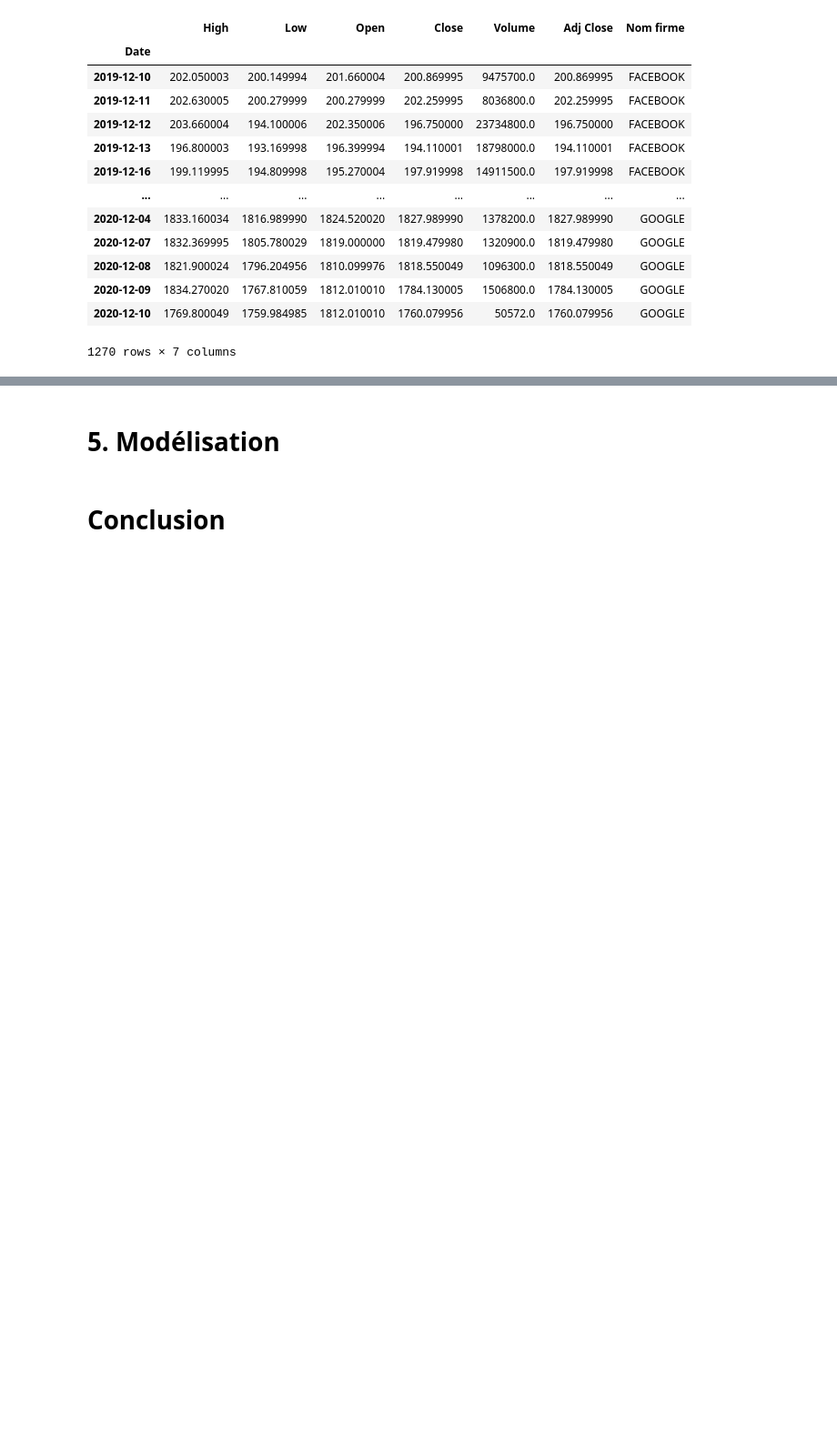
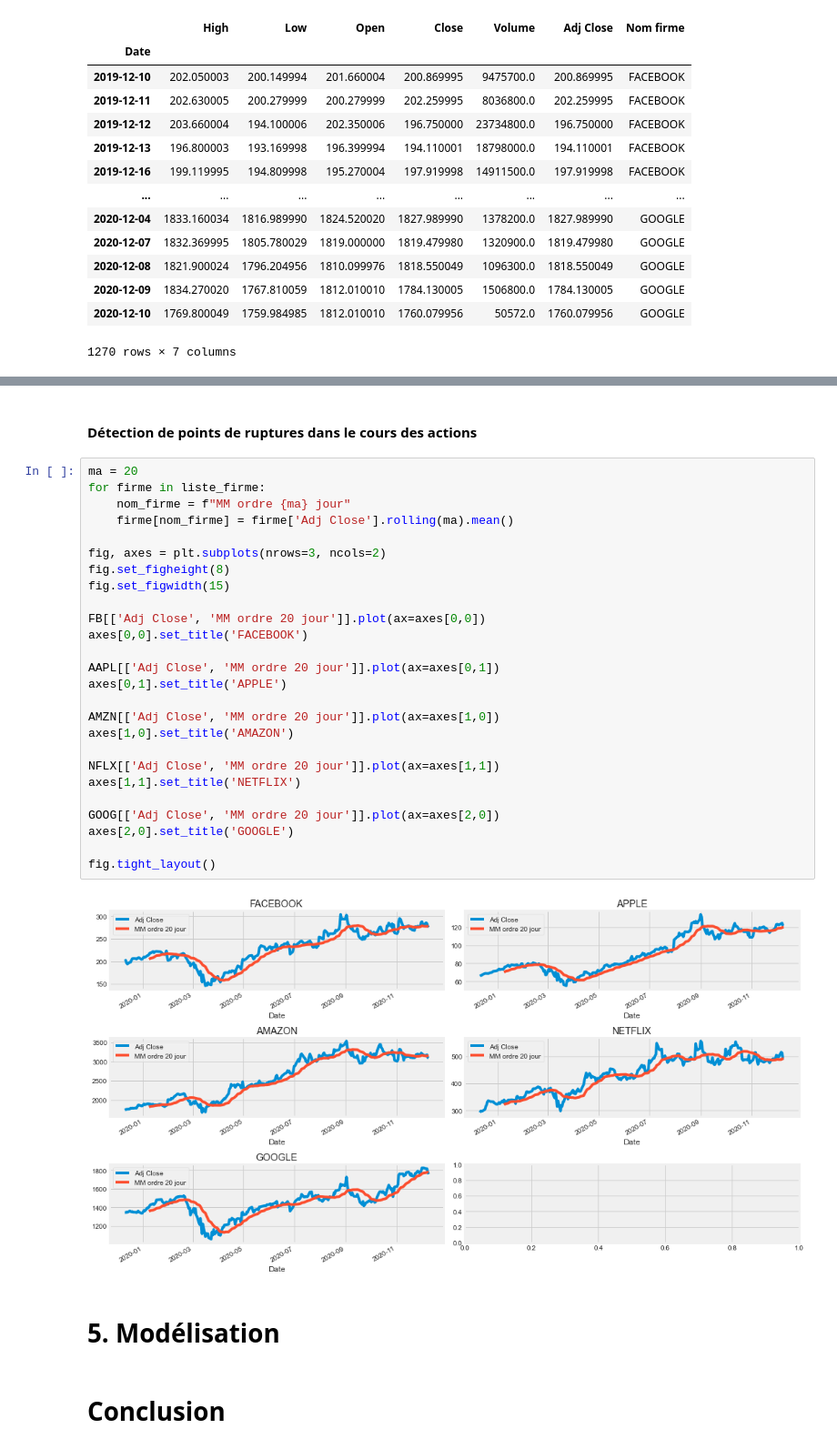
Before and after one commit to lasme-ephrem/pythonproject2a, a Jupyter notebook: notebook_projet_python_lasme_new.ipynb, the cells around one changed output, grey strips where cells are left out. Shown: that part at 91% size. Drawn from its saved outputs; the diff is of its cells as text; blank space fills up the shorter version.

```diff
--- a/notebook_projet_python_lasme_new.ipynb
+++ b/notebook_projet_python_lasme_new.ipynb
@@ -133,3 +175,33 @@ plt.style.use("fivethirtyeight")
+# %% [markdown]
+#### Détection de points de ruptures dans le cours des actions
+# %%
+ma = 20
+for firme in liste_firme:
+    nom_firme = f"MM ordre {ma} jour"
+    firme[nom_firme] = firme['Adj Close'].rolling(ma).mean()
+
+fig, axes = plt.subplots(nrows=3, ncols=2)
+fig.set_figheight(8)
+fig.set_figwidth(15)
+
+FB[['Adj Close', 'MM ordre 20 jour']].plot(ax=axes[0,0])
+axes[0,0].set_title('FACEBOOK')
+
+AAPL[['Adj Close', 'MM ordre 20 jour']].plot(ax=axes[0,1])
+axes[0,1].set_title('APPLE')
+
+AMZN[['Adj Close', 'MM ordre 20 jour']].plot(ax=axes[1,0])
+axes[1,0].set_title('AMAZON')
+
+NFLX[['Adj Close', 'MM ordre 20 jour']].plot(ax=axes[1,1])
+axes[1,1].set_title('NETFLIX')
+
+GOOG[['Adj Close', 'MM ordre 20 jour']].plot(ax=axes[2,0])
+axes[2,0].set_title('GOOGLE')
+
+fig.tight_layout()
+# %% [output]
+[figure, added]
 # %% [markdown]
 # 5. Modélisation
 # %% [markdown]
```
Also changed, not shown: parts of 14 cells of this notebook.
